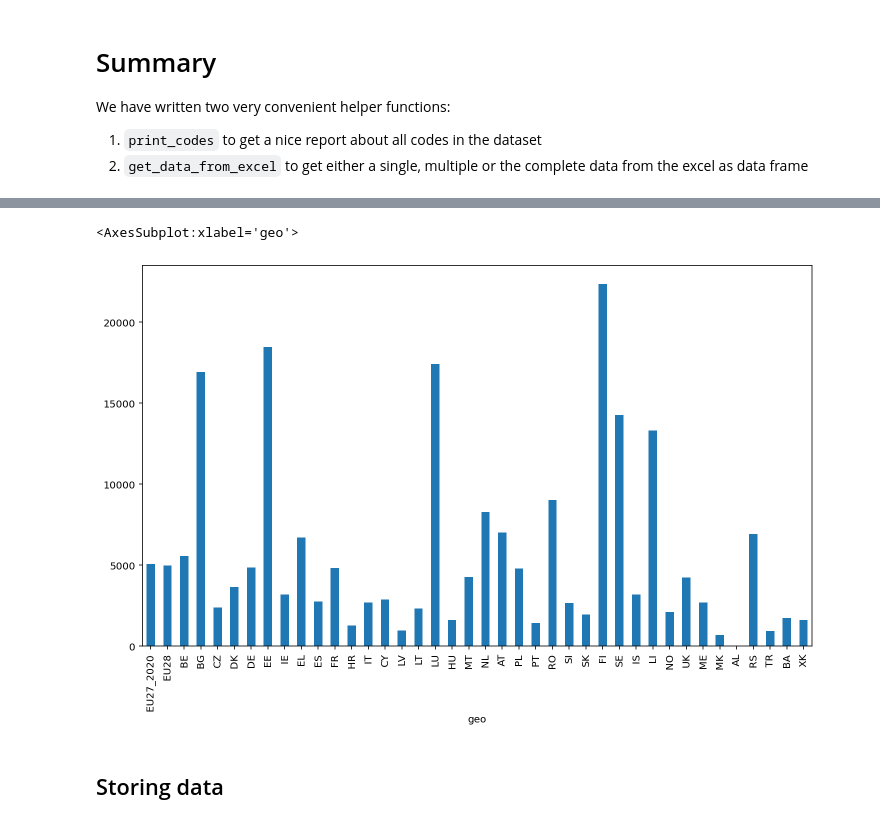
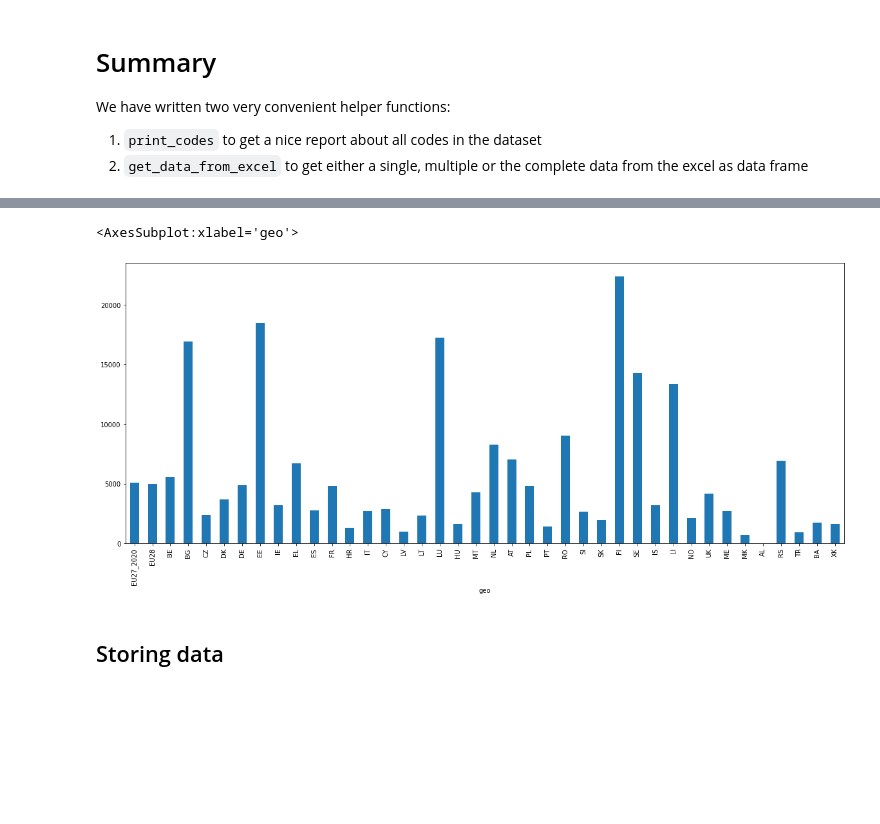
Before and after one commit to pmayd/Data-Science-in-the-Wild, a Jupyter notebook: 01 Working with excel.ipynb, the cells around one changed output, grey strips where cells are left out. Cells and saved outputs as stored; diff of their text form; code cells hidden in the pictures; blank space fills up the shorter version.

```diff
--- a/01 Working with excel.ipynb
+++ b/01 Working with excel.ipynb
@@ -633,7 +626,7 @@ We have written two very convenient helper functions:
 # %%
 from utils import *
 # %%
-file = "data/env_wasgen.xls"
+file = "data/env_wasgen_new.xlsx"
 # %%
 print_codes(file)
 # %% [output]
@@ -728,8 +738,8 @@ memory usage: 4.2 MB
 # %%
-df[(df.year == "2016") & (df.unit == "KG_HAB") & (df.hazard == "HAZ_NHAZ") & (df.waste == "TOTAL") & (df.nace_r2 == "TOTAL_HH")].value.plot.bar()
+df[(df.year == 2016) & (df.unit == "KG_HAB") & (df.hazard == "HAZ_NHAZ") & (df.waste == "TOTAL") & (df.nace_r2 == "TOTAL_HH")].value.plot.bar(figsize=(20,8))
 # %% [output]
 <AxesSubplot:xlabel='geo'>
-[figure, old version]
+[figure, new version]
 # %% [markdown]
 ## Storing data
 # %%
```
Also changed, not shown: parts of 18 cells of this notebook, 7 other files.
